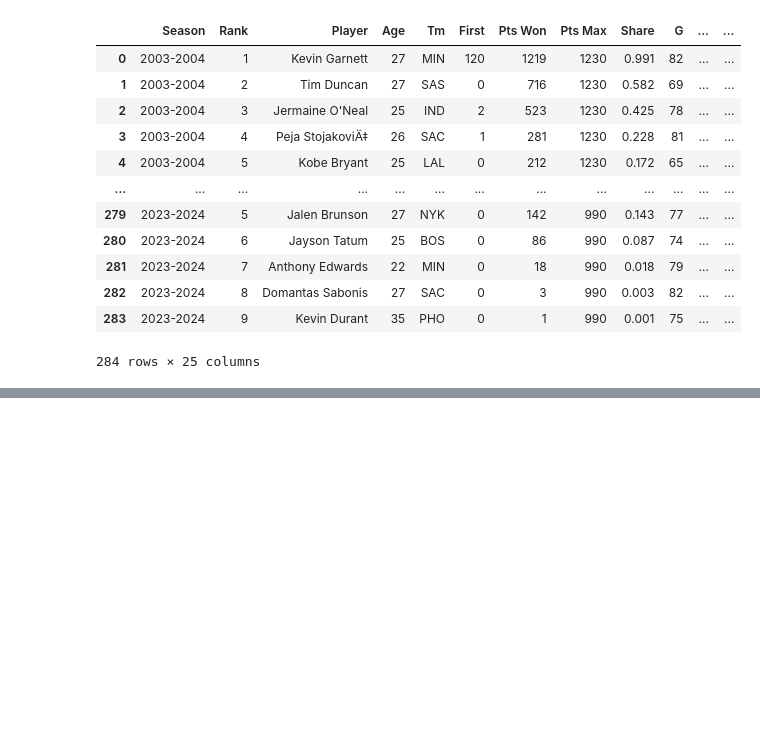
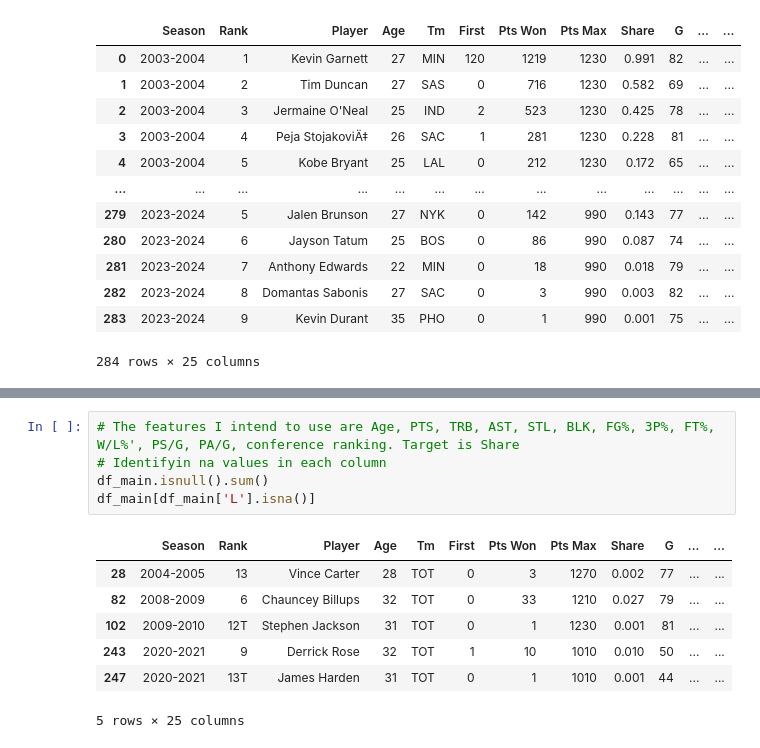
Before and after one commit to gohsoonhao/NBAMVP, a Jupyter notebook: nba_mvp_ml.ipynb, the cells around one changed output, grey strips where cells are left out. Saved outputs shown, nothing was run; the diff lists cells and outputs as text; blank space fills up the shorter version.

```diff
--- a/nba_mvp_ml.ipynb
+++ b/nba_mvp_ml.ipynb
@@ -23,0 +49,13 @@ df_main
+# %%
+# The features I intend to use are Age, PTS, TRB, AST, STL, BLK, FG%, 3P%, FT%, W/L%', PS/G, PA/G, conference ranking. Target is Share
+# Identifyin na values in each column
+df_main.isnull().sum()
+df_main[df_main['L'].isna()]
+# %% [output]
+|  | Season | Rank | Player | Age | Tm | First | Pts Won | Pts Max | Share | G | ... | ... |
+| 28 | 2004-2005 | 13 | Vince Carter | 28 | TOT | 0 | 3 | 1270 | 0.002 | 77 | ... | ... |
+| 82 | 2008-2009 | 6 | Chauncey Billups | 32 | TOT | 0 | 33 | 1210 | 0.027 | 79 | ... | ... |
+| 102 | 2009-2010 | 12T | Stephen Jackson | 31 | TOT | 0 | 1 | 1230 | 0.001 | 81 | ... | ... |
+| 243 | 2020-2021 | 9 | Derrick Rose | 32 | TOT | 1 | 10 | 1010 | 0.010 | 50 | ... | ... |
+| 247 | 2020-2021 | 13T | James Harden | 31 | TOT | 0 | 1 | 1010 | 0.001 | 44 | ... | ... |
+5 rows × 25 columns
```
Also changed, not shown: parts of 7 cells of this notebook.
